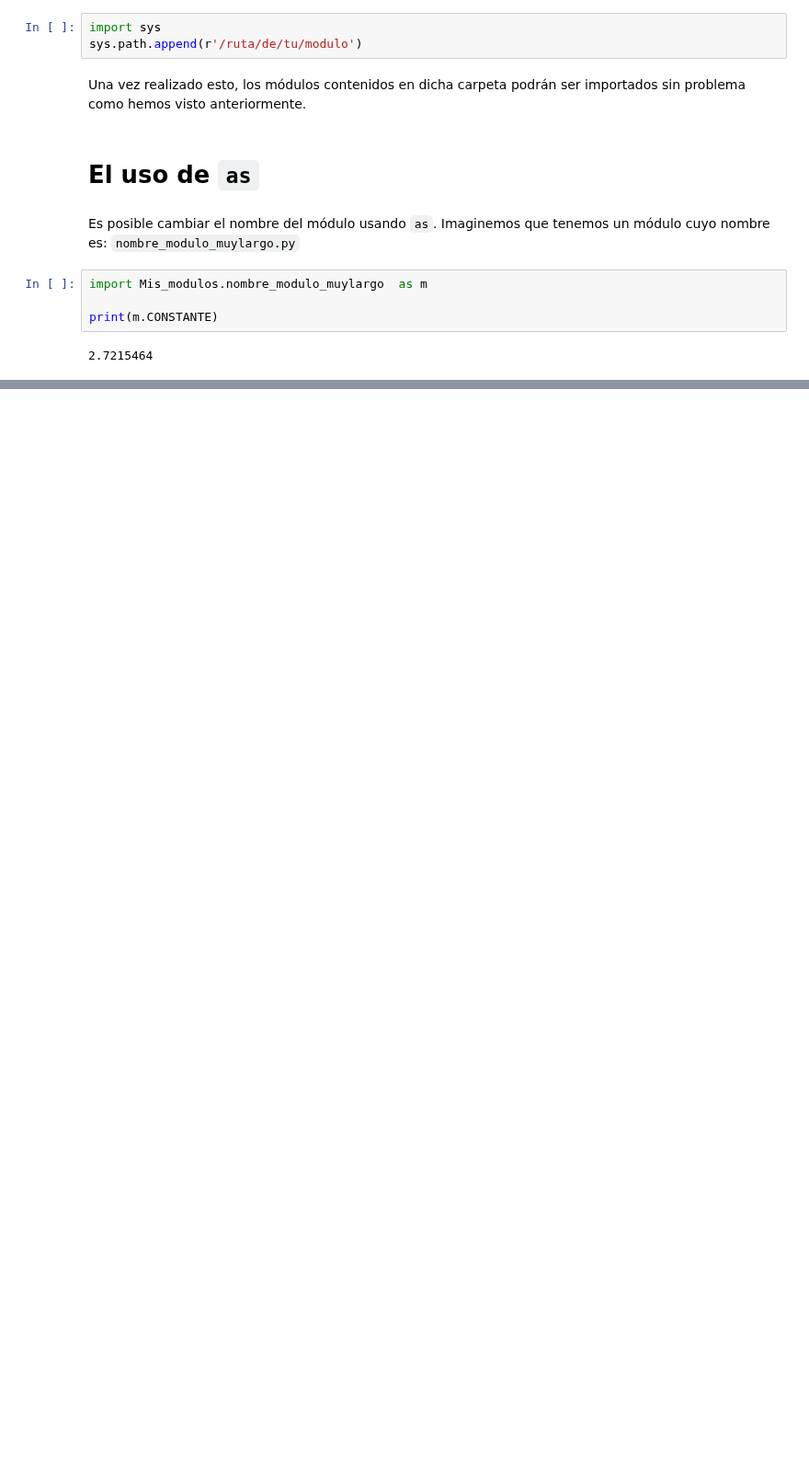
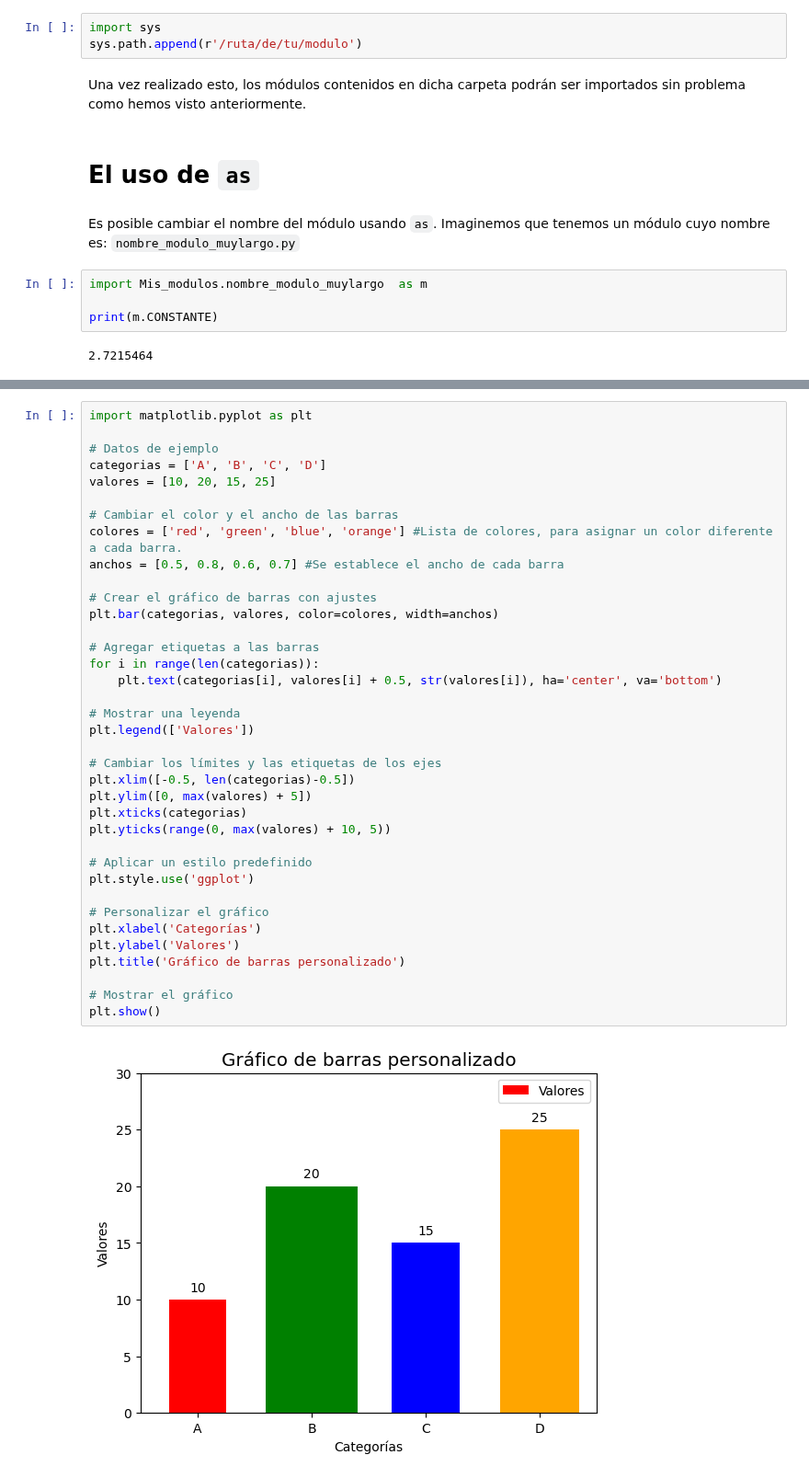
Before and after one commit to pjhh-ciencias/ProgramacionDOS2022, a Jupyter notebook: Python/S11.ipynb, the cells around one changed output, grey strips where cells are left out. Shown at 92% size. Saved outputs shown, nothing was run; the diff lists cells and outputs as text; blank space fills up the shorter version.

```diff
--- a/Python/S11.ipynb
+++ b/Python/S11.ipynb
@@ -84,0 +145,39 @@ print(m.CONSTANTE)
+# %%
+import matplotlib.pyplot as plt
+
+# Datos de ejemplo
+categorias = ['A', 'B', 'C', 'D']
+valores = [10, 20, 15, 25]
+
+# Cambiar el color y el ancho de las barras
+colores = ['red', 'green', 'blue', 'orange'] #Lista de colores, para asignar un color diferente a cada barra.
+anchos = [0.5, 0.8, 0.6, 0.7] #Se establece el ancho de cada barra
+
+# Crear el gráfico de barras con ajustes
+plt.bar(categorias, valores, color=colores, width=anchos)
+
+# Agregar etiquetas a las barras
+for i in range(len(categorias)):
+    plt.text(categorias[i], valores[i] + 0.5, str(valores[i]), ha='center', va='bottom')
+
+# Mostrar una leyenda
+plt.legend(['Valores'])
+
+# Cambiar los límites y las etiquetas de los ejes
+plt.xlim([-0.5, len(categorias)-0.5])
+plt.ylim([0, max(valores) + 5])
+plt.xticks(categorias)
+plt.yticks(range(0, max(valores) + 10, 5))
+
+# Aplicar un estilo predefinido
+plt.style.use('ggplot')
+
+# Personalizar el gráfico
+plt.xlabel('Categorías')
+plt.ylabel('Valores')
+plt.title('Gráfico de barras personalizado')
+
+# Mostrar el gráfico
+plt.show()
+# %% [output]
+[figure, added]
```
Also changed, not shown: parts of 6 cells of this notebook, 1 other file.
